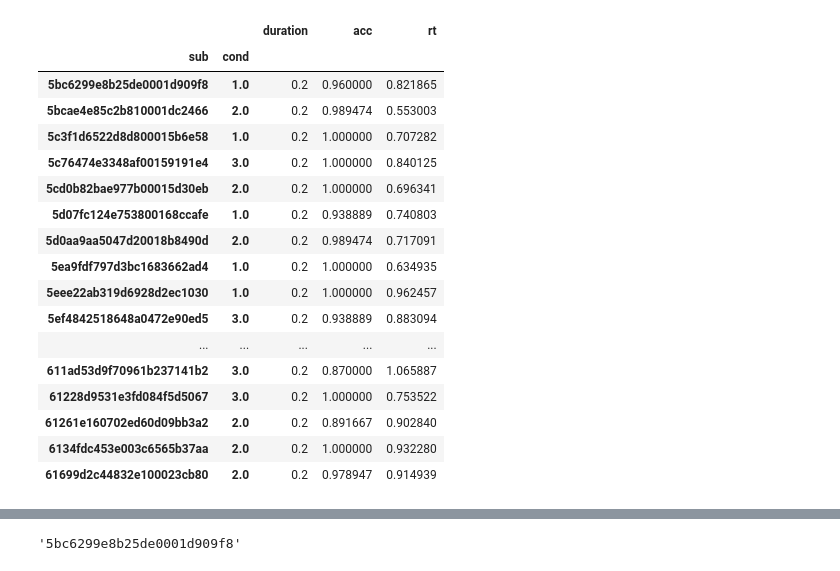
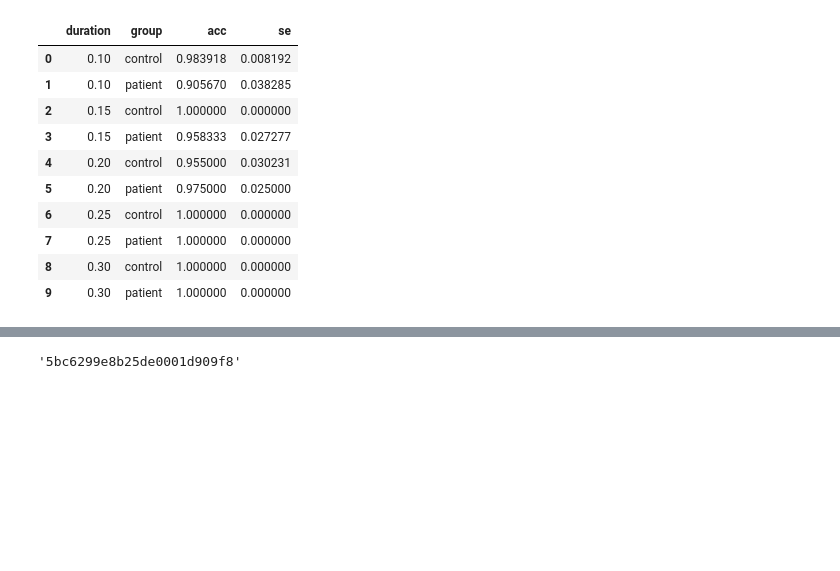
Before and after one commit to vayzenb/hemispace, a Jupyter notebook: behavior/object_analysis.ipynb, the cells around one changed output, grey strips where cells are left out. Cells and saved outputs as stored; diff of their text form; code cells hidden in the pictures; blank space fills up the shorter version.

```diff
--- a/behavior/object_analysis.ipynb
+++ b/behavior/object_analysis.ipynb
@@ -75,21 +88,0 @@ for i in range(len(durations)):
-# %%
-sub_summary.groupby(['sub', 'cond']).mean()
-# %% [output]
-|  |  | duration | acc | rt |
-| sub | cond |  |  |  |
-| 5bc6299e8b25de0001d909f8 | 1.0 | 0.2 | 0.960000 | 0.821865 |
-| 5bcae4e85c2b810001dc2466 | 2.0 | 0.2 | 0.989474 | 0.553003 |
-| 5c3f1d6522d8d800015b6e58 | 1.0 | 0.2 | 1.000000 | 0.707282 |
-| 5c76474e3348af00159191e4 | 3.0 | 0.2 | 1.000000 | 0.840125 |
-| 5cd0b82bae977b00015d30eb | 2.0 | 0.2 | 1.000000 | 0.696341 |
-| 5d07fc124e753800168ccafe | 1.0 | 0.2 | 0.938889 | 0.740803 |
-| 5d0aa9aa5047d20018b8490d | 2.0 | 0.2 | 0.989474 | 0.717091 |
-| 5ea9fdf797d3bc1683662ad4 | 1.0 | 0.2 | 1.000000 | 0.634935 |
-| 5eee22ab319d6928d2ec1030 | 1.0 | 0.2 | 1.000000 | 0.962457 |
-| 5ef4842518648a0472e90ed5 | 3.0 | 0.2 | 0.938889 | 0.883094 |
-| ... | ... | ... | ... | ... |
-| 611ad53d9f70961b237141b2 | 3.0 | 0.2 | 0.870000 | 1.065887 |
-| 61228d9531e3fd084f5d5067 | 3.0 | 0.2 | 1.000000 | 0.753522 |
-| 61261e160702ed60d09bb3a2 | 2.0 | 0.2 | 0.891667 | 0.902840 |
-| 6134fdc453e003c6565b37aa | 2.0 | 0.2 | 1.000000 | 0.932280 |
-| 61699d2c44832e100023cb80 | 2.0 | 0.2 | 0.978947 | 0.914939 |
@@ -95,0 +103,14 @@ sub_summary.groupby(['sub', 'cond']).mean()
+# %%
+data_mean
+# %% [output]
+|  | duration | group | acc | se |
+| 0 | 0.10 | control | 0.983918 | 0.008192 |
+| 1 | 0.10 | patient | 0.905670 | 0.038285 |
+| 2 | 0.15 | control | 1.000000 | 0.000000 |
+| 3 | 0.15 | patient | 0.958333 | 0.027277 |
+| 4 | 0.20 | control | 0.955000 | 0.030231 |
+| 5 | 0.20 | patient | 0.975000 | 0.025000 |
+| 6 | 0.25 | control | 1.000000 | 0.000000 |
+| 7 | 0.25 | patient | 1.000000 | 0.000000 |
+| 8 | 0.30 | control | 1.000000 | 0.000000 |
+| 9 | 0.30 | patient | 1.000000 | 0.000000 |
```
Also changed, not shown: parts of 11 cells of this notebook, 47 other files.
